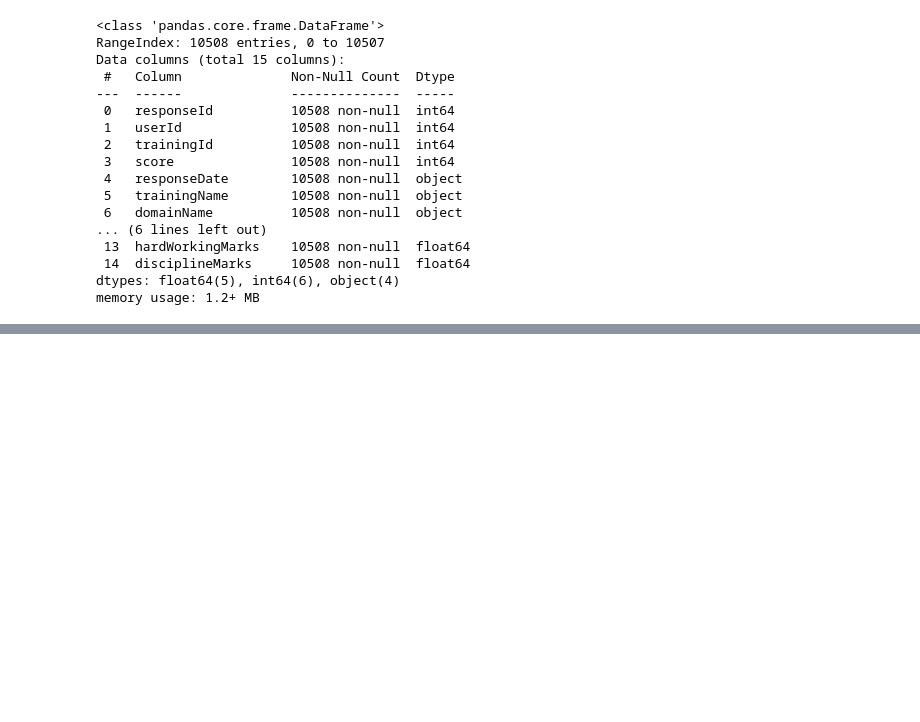
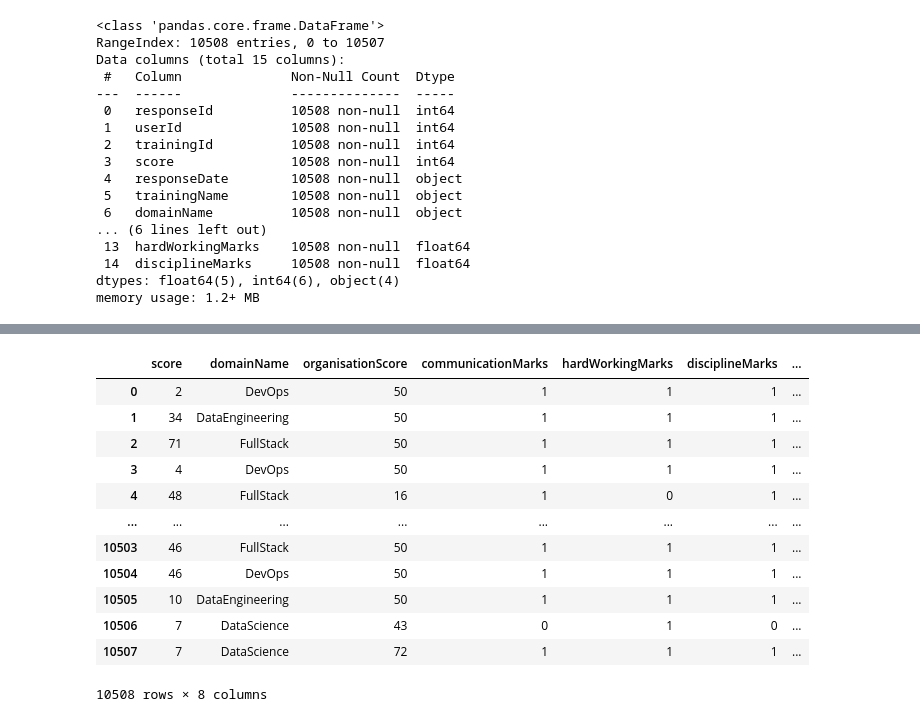
Before and after one commit to rairamjee/SkillBoost_Data, a Jupyter notebook: DataScience/featureEngineering.ipynb, the cells around one changed output, grey strips where cells are left out. Drawn from its saved outputs; the diff is of its cells as text; code cells hidden in the pictures; blank space fills up the shorter version.

```diff
--- a/DataScience/featureEngineering.ipynb
+++ b/DataScience/featureEngineering.ipynb
@@ -290,0 +283,16 @@ print(df[['score', 'organisationScore', 'communicationMarks', 'hardWorkingMarks'
+# %%
+merged_df
+# %% [output]
+|  | score | domainName | organisationScore | communicationMarks | hardWorkingMarks | disciplineMarks | ... |
+| 0 | 2 | DevOps | 50 | 1 | 1 | 1 | ... |
+| 1 | 34 | DataEngineering | 50 | 1 | 1 | 1 | ... |
+| 2 | 71 | FullStack | 50 | 1 | 1 | 1 | ... |
+| 3 | 4 | DevOps | 50 | 1 | 1 | 1 | ... |
+| 4 | 48 | FullStack | 16 | 1 | 0 | 1 | ... |
+| ... | ... | ... | ... | ... | ... | ... | ... |
+| 10503 | 46 | FullStack | 50 | 1 | 1 | 1 | ... |
+| 10504 | 46 | DevOps | 50 | 1 | 1 | 1 | ... |
+| 10505 | 10 | DataEngineering | 50 | 1 | 1 | 1 | ... |
+| 10506 | 7 | DataScience | 43 | 0 | 1 | 0 | ... |
+| 10507 | 7 | DataScience | 72 | 1 | 1 | 1 | ... |
+10508 rows × 8 columns
```
Also changed, not shown: parts of 20 cells of this notebook.
